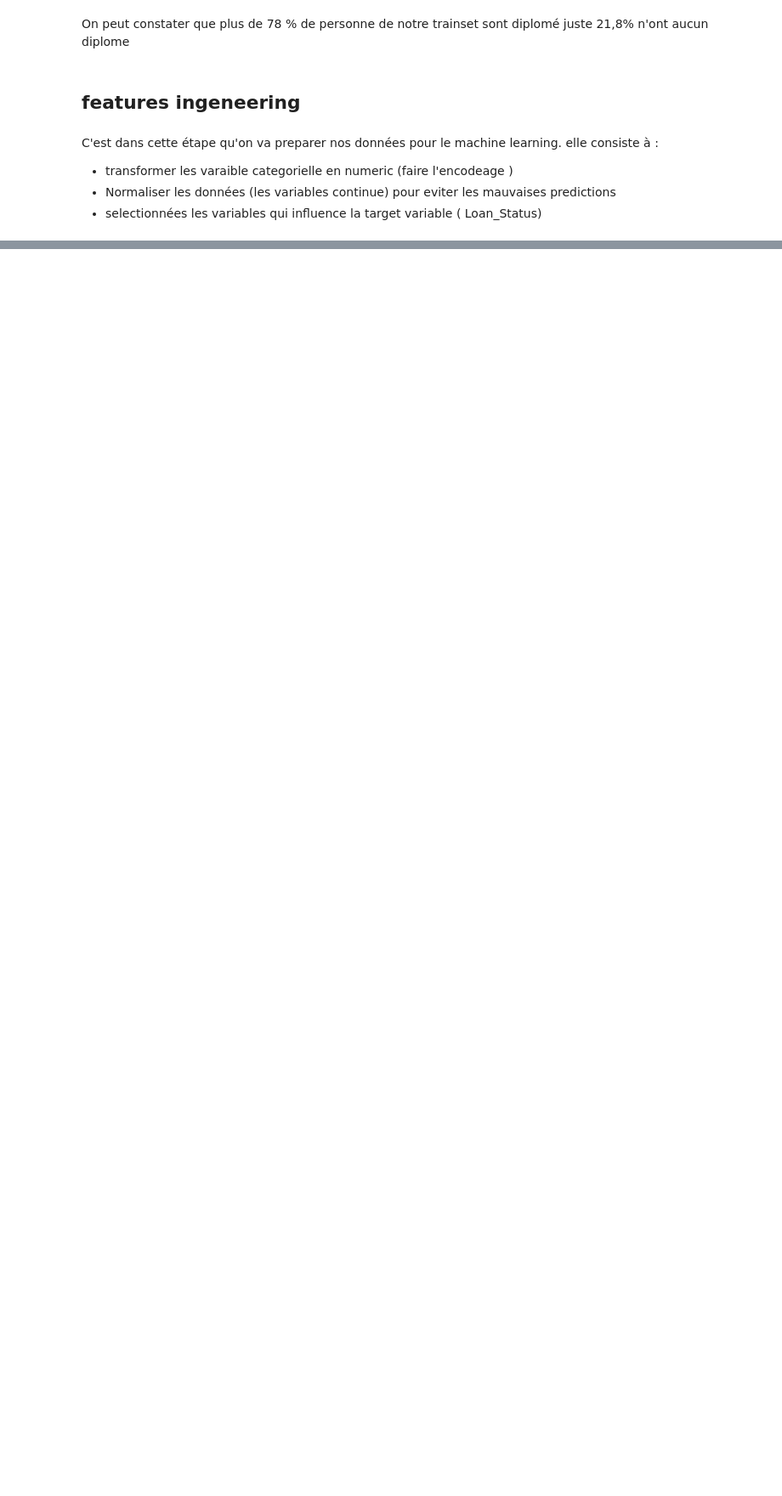
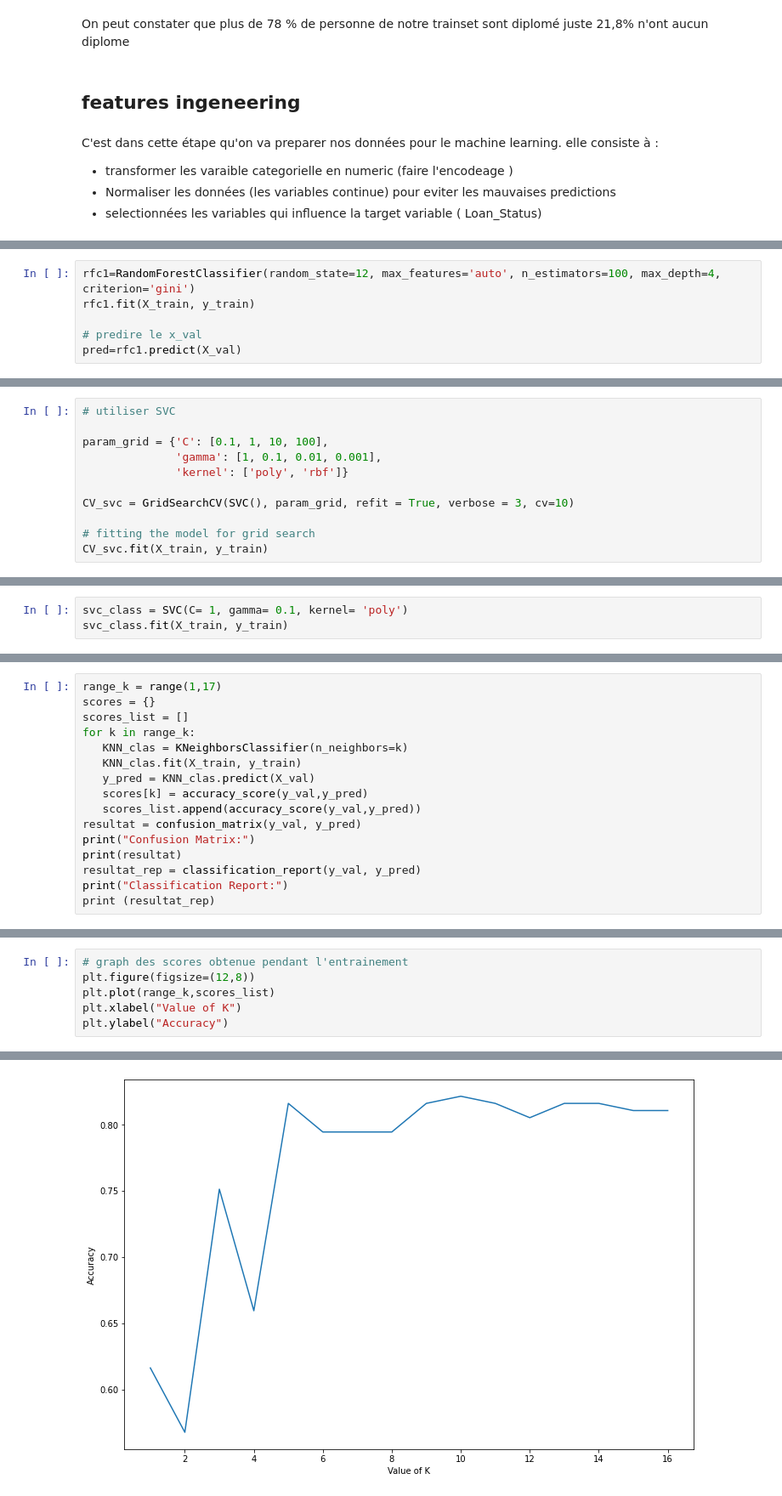
Before and after one commit to Junny-cloud/Compo-NaN, a Jupyter notebook: Compo_JuniorEssoh.ipynb, the cells around one changed output, grey strips where cells are left out. Shown: that part at 85% size. Drawn from its saved outputs; the diff is of its cells as text; blank space fills up the shorter version.

```diff
--- a/Compo_JuniorEssoh.ipynb
+++ b/Compo_JuniorEssoh.ipynb
@@ -230,0 +355,6 @@ def data_trans(df):
+# %%
+rfc1=RandomForestClassifier(random_state=12, max_features='auto', n_estimators=100, max_depth=4, criterion='gini')
+rfc1.fit(X_train, y_train)
+
+# predire le x_val
+pred=rfc1.predict(X_val)
@@ -230,0 +368,11 @@ def data_trans(df):
+# %%
+# utiliser SVC
+
+param_grid = {'C': [0.1, 1, 10, 100],
+              'gamma': [1, 0.1, 0.01, 0.001],
+              'kernel': ['poly', 'rbf']}
+
+CV_svc = GridSearchCV(SVC(), param_grid, refit = True, verbose = 3, cv=10)
+
+# fitting the model for grid search
+CV_svc.fit(X_train, y_train)
@@ -230,0 +434,3 @@ def data_trans(df):
+# %%
+svc_class = SVC(C= 1, gamma= 0.1, kernel= 'poly')
+svc_class.fit(X_train, y_train)
@@ -230,0 +458,16 @@ def data_trans(df):
+# %%
+range_k = range(1,17)
+scores = {}
+scores_list = []
+for k in range_k:
+   KNN_clas = KNeighborsClassifier(n_neighbors=k)
+   KNN_clas.fit(X_train, y_train)
+   y_pred = KNN_clas.predict(X_val)
+   scores[k] = accuracy_score(y_val,y_pred)
+   scores_list.append(accuracy_score(y_val,y_pred))
+resultat = confusion_matrix(y_val, y_pred)
+print("Confusion Matrix:")
+print(resultat)
+resultat_rep = classification_report(y_val, y_pred)
+print("Classification Report:")
+print (resultat_rep)
@@ -230,0 +508,7 @@ def data_trans(df):
+# %%
+# graph des scores obtenue pendant l'entrainement
+plt.figure(figsize=(12,8))
+plt.plot(range_k,scores_list)
+plt.xlabel("Value of K")
+plt.ylabel("Accuracy")
+# %% [output]
@@ -230,0 +516 @@ def data_trans(df):
+[figure, added]
```
Also changed, not shown: parts of 36 cells of this notebook, 1 other file.
